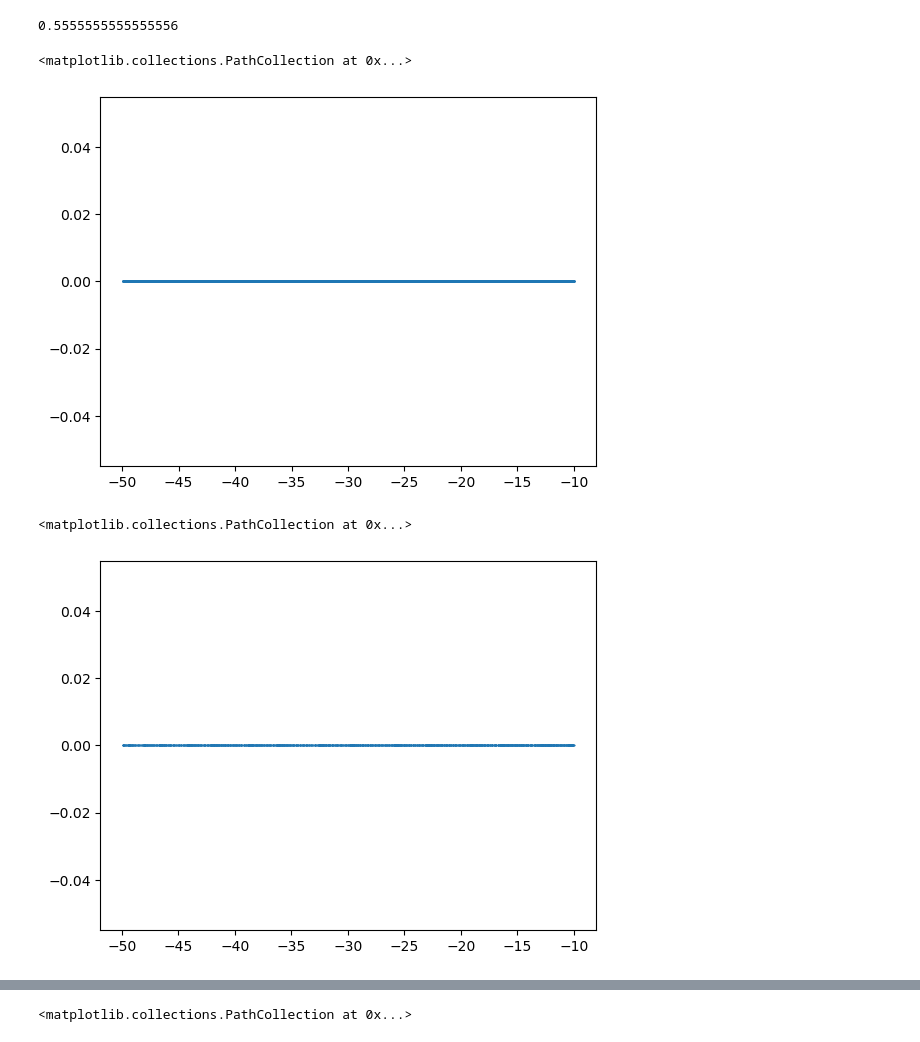
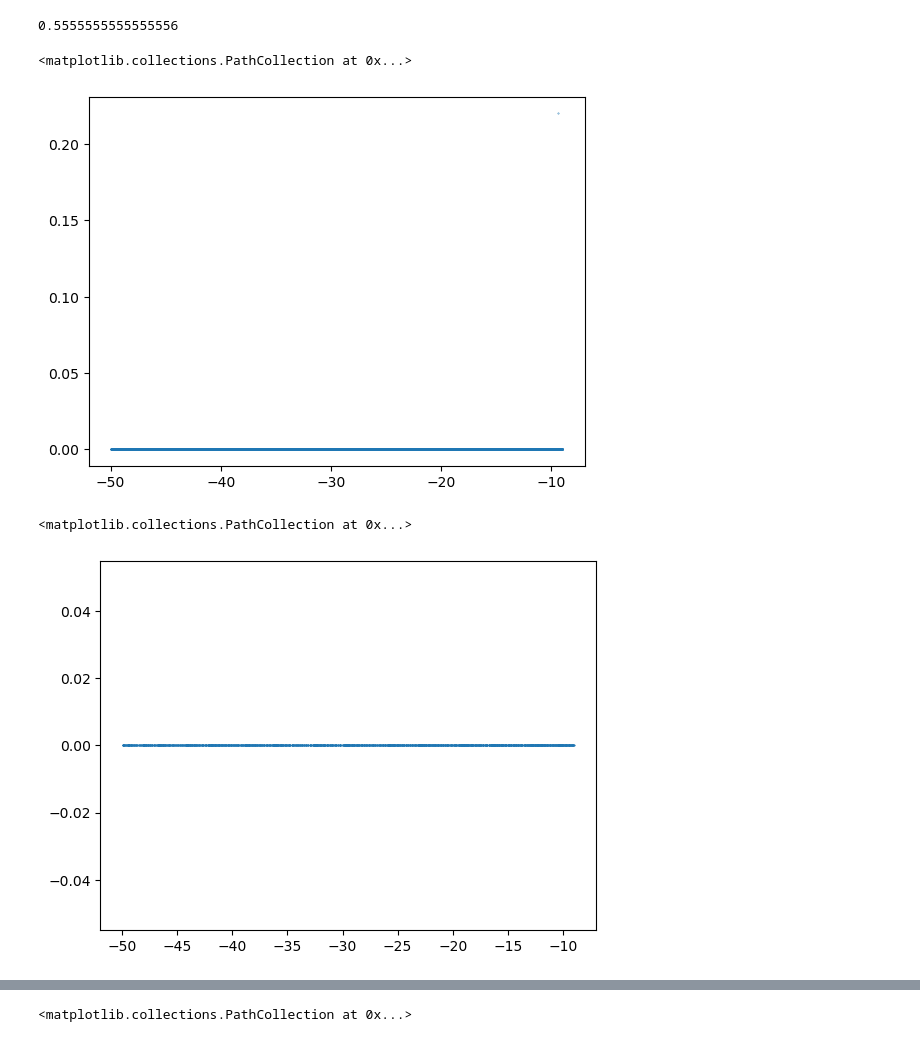
Before and after one commit to soricm/Time-Series-Forecasting-Solar-Energy-Production, a Jupyter notebook: Marijan/DATA-PROCESSING-CLEAN-Copy1.ipynb, the cells around one changed output, grey strips where cells are left out. Cells and saved outputs as stored; diff of their text form; code cells hidden in the pictures.

```diff
--- a/Marijan/DATA-PROCESSING-CLEAN-Copy1.ipynb
+++ b/Marijan/DATA-PROCESSING-CLEAN-Copy1.ipynb
@@ -203,19 +203,19 @@ X_test_estimated_a[X_test_estimated_a['sun_elevation:d']< -10]['sun_elevation:d'
 # %% [output]
 0.5555555555555556
 # %%
-x = X_train_observed_a[X_train_observed_a['sun_elevation:d']< -10]['sun_elevation:d']
+x = X_train_observed_a[X_train_observed_a['sun_elevation:d']< -9]['sun_elevation:d']
 y=train_a_observed.loc[x.index]
 
 plt.scatter(x, y, s=.1)
 # %% [output]
 <matplotlib.collections.PathCollection at 0x...>
-[figure, old version]
+[figure, new version]
 # %%
-x = X_train_estimated_a[X_train_estimated_a['sun_elevation:d']< -10]['sun_elevation:d']
+x = X_train_estimated_a[X_train_estimated_a['sun_elevation:d']< -9]['sun_elevation:d']
 y=train_a_estimated.loc[x.index]
 
 plt.scatter(x, y, s=.1)
 # %% [output]
 <matplotlib.collections.PathCollection at 0x...>
-[figure, old version]
+[figure, new version]
 # %%
```
Also changed, not shown: parts of 2 cells of this notebook, 36 other files.
